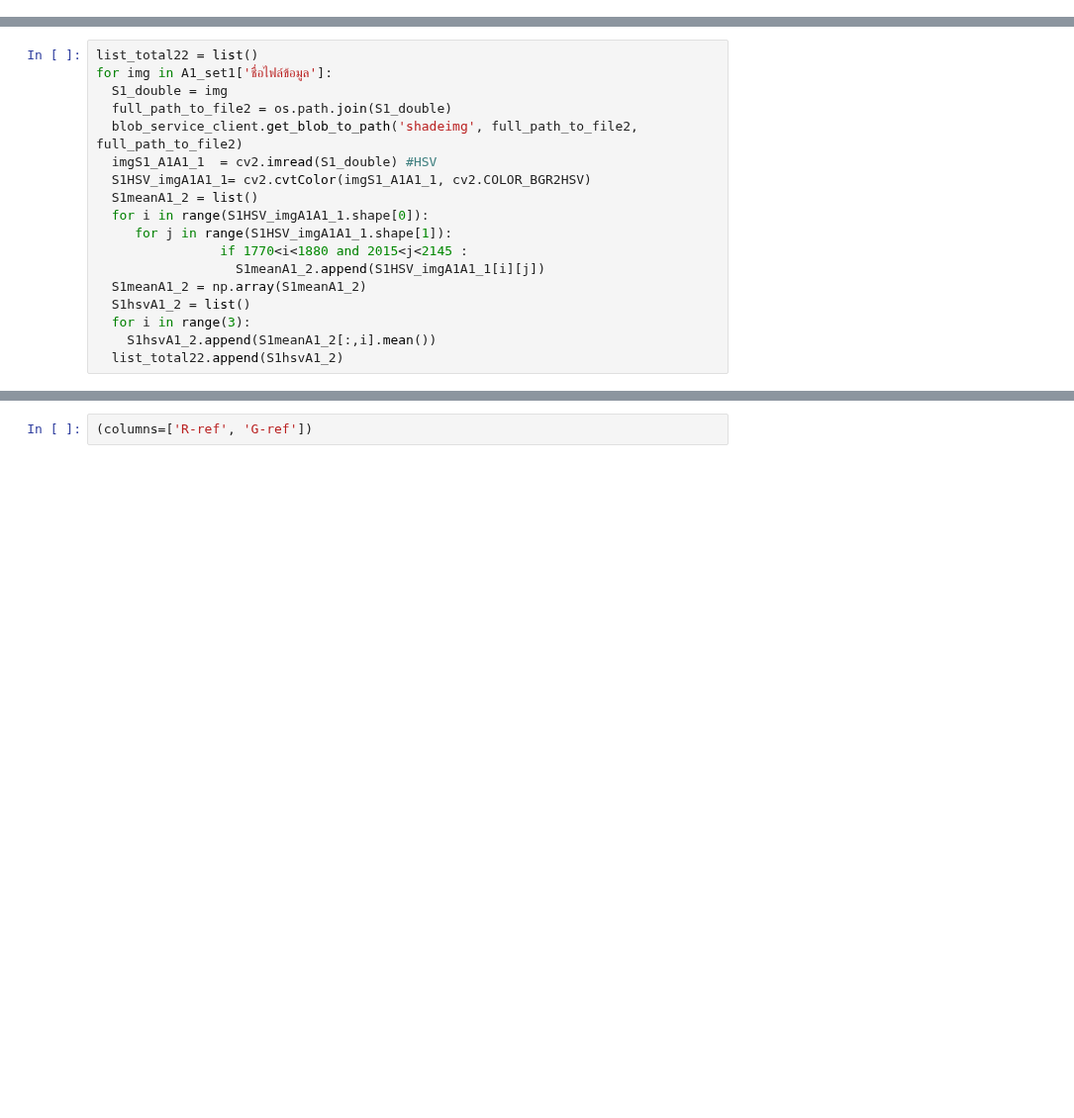
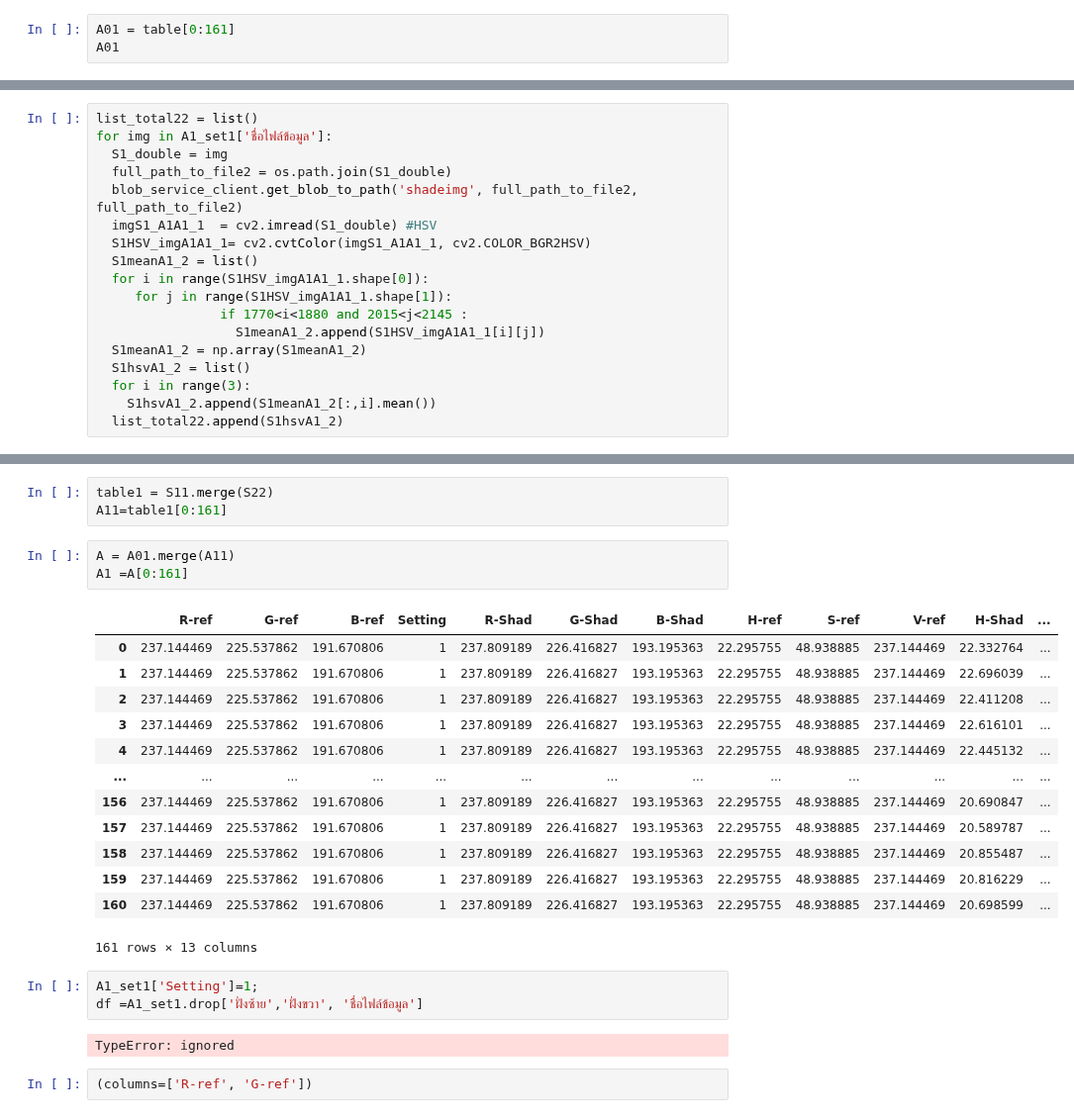
Before and after one commit to waraporn19/Project_2021_matchingcolor, a Jupyter notebook: P1A0.ipynb, the cells around one changed output, grey strips where cells are left out. Shown at 99% size. Saved outputs shown, nothing was run; the diff lists cells and outputs as text; blank space fills up the shorter version.

```diff
--- a/P1A0.ipynb
+++ b/P1A0.ipynb
@@ -311,0 +347,3 @@ KeyError: ignored
+# %%
+A01 = table[0:161]
+A01
@@ -393,3 +447,28 @@ S22
+# %%
+table1 = S11.merge(S22)
+A11=table1[0:161]
+# %%
+A = A01.merge(A11)
+A1 =A[0:161]
+# %% [output]
+|  | R-ref | G-ref | B-ref | Setting | R-Shad | G-Shad | B-Shad | H-ref | S-ref | V-ref | H-Shad | ... |
+| 0 | 237.144469 | 225.537862 | 191.670806 | 1 | 237.809189 | 226.416827 | 193.195363 | 22.295755 | 48.938885 | 237.144469 | 22.332764 | ... |
+| 1 | 237.144469 | 225.537862 | 191.670806 | 1 | 237.809189 | 226.416827 | 193.195363 | 22.295755 | 48.938885 | 237.144469 | 22.696039 | ... |
+| 2 | 237.144469 | 225.537862 | 191.670806 | 1 | 237.809189 | 226.416827 | 193.195363 | 22.295755 | 48.938885 | 237.144469 | 22.411208 | ... |
+| 3 | 237.144469 | 225.537862 | 191.670806 | 1 | 237.809189 | 226.416827 | 193.195363 | 22.295755 | 48.938885 | 237.144469 | 22.616101 | ... |
+| 4 | 237.144469 | 225.537862 | 191.670806 | 1 | 237.809189 | 226.416827 | 193.195363 | 22.295755 | 48.938885 | 237.144469 | 22.445132 | ... |
+| ... | ... | ... | ... | ... | ... | ... | ... | ... | ... | ... | ... | ... |
+| 156 | 237.144469 | 225.537862 | 191.670806 | 1 | 237.809189 | 226.416827 | 193.195363 | 22.295755 | 48.938885 | 237.144469 | 20.690847 | ... |
+| 157 | 237.144469 | 225.537862 | 191.670806 | 1 | 237.809189 | 226.416827 | 193.195363 | 22.295755 | 48.938885 | 237.144469 | 20.589787 | ... |
+| 158 | 237.144469 | 225.537862 | 191.670806 | 1 | 237.809189 | 226.416827 | 193.195363 | 22.295755 | 48.938885 | 237.144469 | 20.855487 | ... |
+| 159 | 237.144469 | 225.537862 | 191.670806 | 1 | 237.809189 | 226.416827 | 193.195363 | 22.295755 | 48.938885 | 237.144469 | 20.816229 | ... |
+| 160 | 237.144469 | 225.537862 | 191.670806 | 1 | 237.809189 | 226.416827 | 193.195363 | 22.295755 | 48.938885 | 237.144469 | 20.698599 | ... |
+161 rows × 13 columns
+# %%
+A1_set1['Setting']=1;
+df =A1_set1.drop['ฝั่งซ้าย','ฝั่งขวา', 'ชื่อไฟล์ข้อมูล']
+# %% [output]
+TypeError: ignored
 # %%
 (columns=['R-ref', 'G-ref'])
 # %%
```
Also changed, not shown: parts of 18 cells of this notebook.
